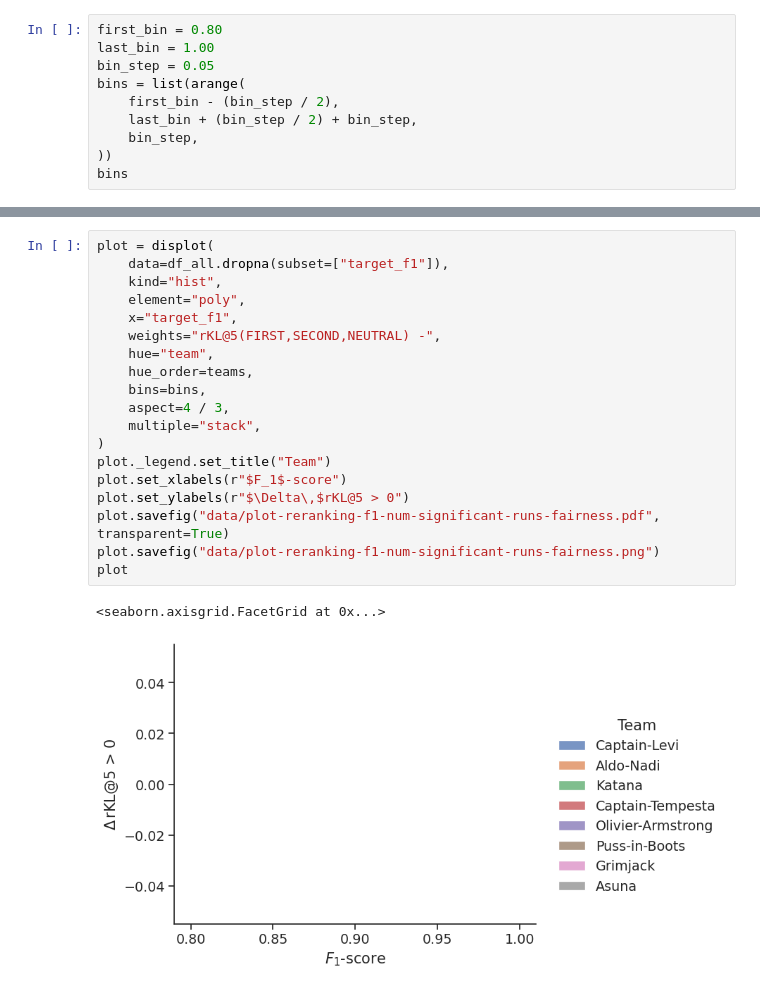
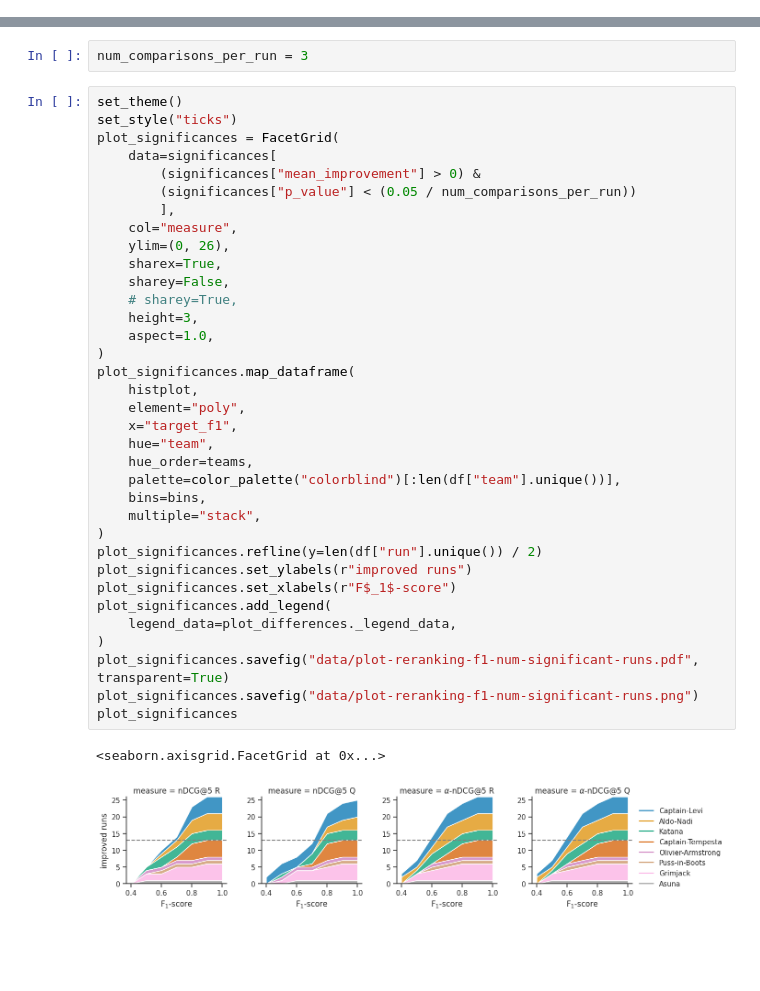
Before and after one commit to webis-de/argmining23-stance-aware-re-ranking, a Jupyter notebook: evaluation_reranking_f1.ipynb, the cells around one changed output, grey strips where cells are left out. Drawn from its saved outputs; the diff is of its cells as text; blank space fills up the shorter version.

```diff
--- a/evaluation_reranking_f1.ipynb
+++ b/evaluation_reranking_f1.ipynb
@@ -220,10 +205,0 @@ df_all
-# %%
-first_bin = 0.80
-last_bin = 1.00
-bin_step = 0.05
-bins = list(arange(
-    first_bin - (bin_step / 2),
-    last_bin + (bin_step / 2) + bin_step,
-    bin_step,
-))
-bins
@@ -281,22 +206,40 @@ plot
-# %%
-plot = displot(
-    data=df_all.dropna(subset=["target_f1"]),
-    kind="hist",
-    element="poly",
-    x="target_f1",
-    weights="rKL@5(FIRST,SECOND,NEUTRAL) -",
-    hue="team",
-    hue_order=teams,
-    bins=bins,
-    aspect=4 / 3,
-    multiple="stack",
-)
-plot._legend.set_title("Team")
-plot.set_xlabels(r"$F_1$-score")
-plot.set_ylabels(r"$\Delta\,$rKL@5 > 0")
-plot.savefig("data/plot-reranking-f1-num-significant-runs-fairness.pdf", transparent=True)
-plot.savefig("data/plot-reranking-f1-num-significant-runs-fairness.png")
-plot
-# %% [output]
-<seaborn.axisgrid.FacetGrid at 0x...>
-[figure, removed]
+# %%
+num_comparisons_per_run = 3
+# %%
+set_theme()
+set_style("ticks")
+plot_significances = FacetGrid(
+    data=significances[
+        (significances["mean_improvement"] > 0) &
+        (significances["p_value"] < (0.05 / num_comparisons_per_run))
+        ],
+    col="measure",
+    ylim=(0, 26),
+    sharex=True,
+    sharey=False,
+    # sharey=True,
+    height=3,
+    aspect=1.0,
+)
+plot_significances.map_dataframe(
+    histplot,
+    element="poly",
+    x="target_f1",
+    hue="team",
+    hue_order=teams,
+    palette=color_palette("colorblind")[:len(df["team"].unique())],
+    bins=bins,
+    multiple="stack",
+)
+plot_significances.refline(y=len(df["run"].unique()) / 2)
+plot_significances.set_ylabels(r"improved runs")
+plot_significances.set_xlabels(r"F$_1$-score")
+plot_significances.add_legend(
+    legend_data=plot_differences._legend_data,
+)
+plot_significances.savefig("data/plot-reranking-f1-num-significant-runs.pdf", transparent=True)
+plot_significances.savefig("data/plot-reranking-f1-num-significant-runs.png")
+plot_significances
+# %% [output]
+<seaborn.axisgrid.FacetGrid at 0x...>
+[figure, added]
```
Also changed, not shown: parts of 21 cells of this notebook, 1 other file.
